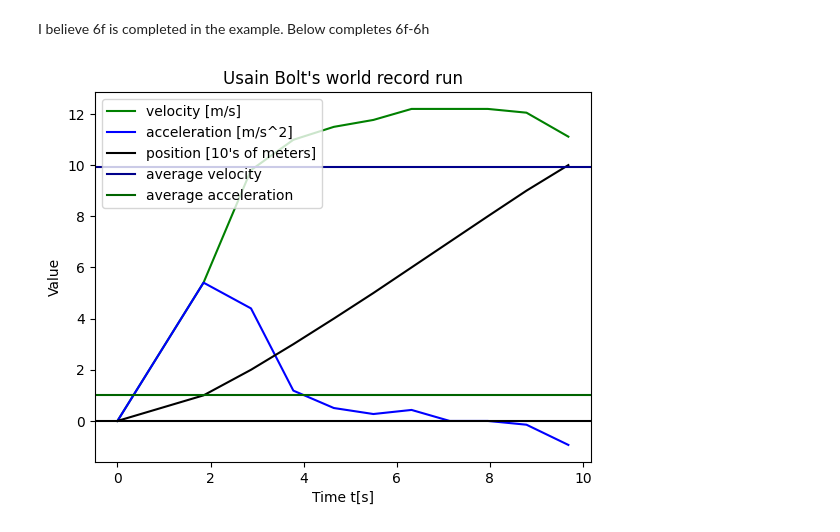
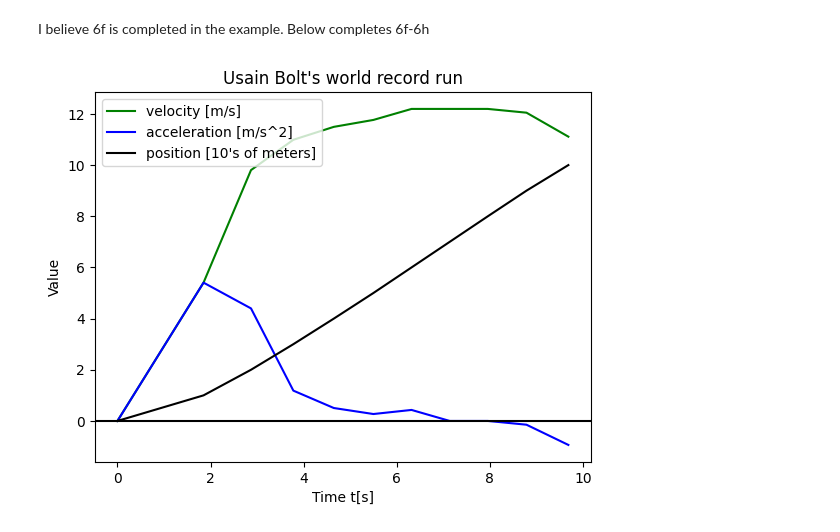
Before and after one commit to Amplewarrior/phy321msu, a Jupyter notebook: homeworks/hw1.ipynb, the cells around one changed output. Cells and saved outputs as stored; diff of their text form; code cells hidden in the pictures.

```diff
--- a/homeworks/hw1.ipynb
+++ b/homeworks/hw1.ipynb
@@ -228,31 +228,31 @@ I believe 6f is completed in the example. Below completes 6f-6h
 # %%
 # we just initialize time and position
 x = np.array([0, 10.0, 20.0, 30.0, 40.0, 50.0, 60.0, 70.0, 80.0, 90.0, 100.0])
 t = np.array([0, 1.85, 2.87, 3.78, 4.65, 5.50, 6.32, 7.14, 7.96, 8.79, 9.69])
 dt = t[1:] - t[:-1] #remember, i=0 refers to x=10, we don't measure speed at i=-1
 dx = x[1:] - x[:-1]
 dxdt = dx/dt
 
 
 
 #plt.plot(t[1:],dxdt, color='green') #without assuming v=0 initially
 
 dxdt = np.insert(dxdt, 0, 0) #assume v=0 and a=0 at t=0
 plt.plot(t,dxdt, color='green', label = 'velocity [m/s]') #assuming v=0 initially
 
 dvdt = dxdt[1:] - dxdt[:-1]
 dvdt = np.insert(dvdt, 0, 0)
 plt.plot(t,dvdt, color='blue', label = 'acceleration [m/s^2]') #assuming a=0 initially
 
 
 plt.plot(t,x/10, color='black', label = 'position [10\'s of meters]')
 plt.xlabel("Time t[s]")
 plt.ylabel("Value")
 plt.title("Usain Bolt's world record run")
 plt.axhline(0,color='black')
-plt.axhline(np.average(dxdt),color='darkblue', label = 'average velocity')
-plt.axhline(np.average(dvdt),color='darkgreen', label = 'average acceleration')
+#plt.axhline(np.average(dxdt),color='darkblue', label = 'average velocity')
+#plt.axhline(np.average(dvdt),color='darkgreen', label = 'average acceleration')
 plt.legend()
 plt.show()
 # %% [output]
-[figure, old version]
+[figure, new version]
```
Also changed, not shown: parts of 1 cell of this notebook.
